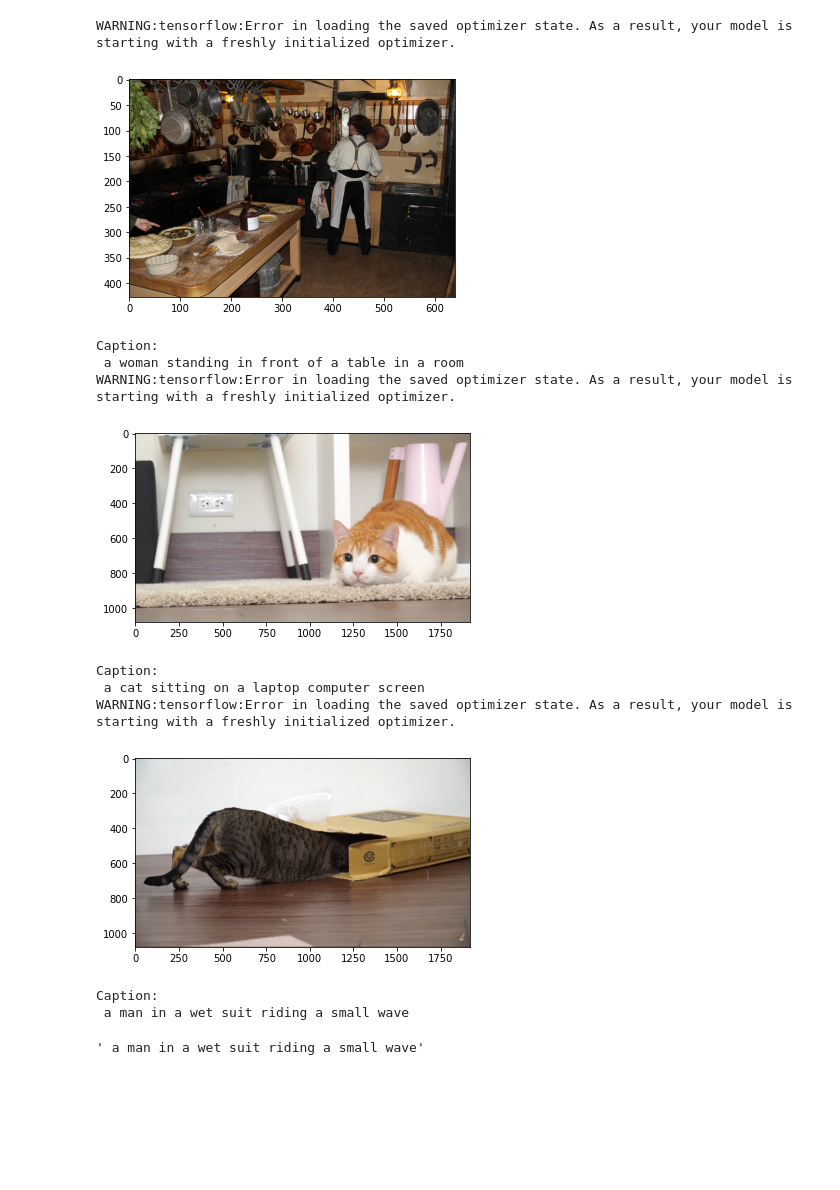
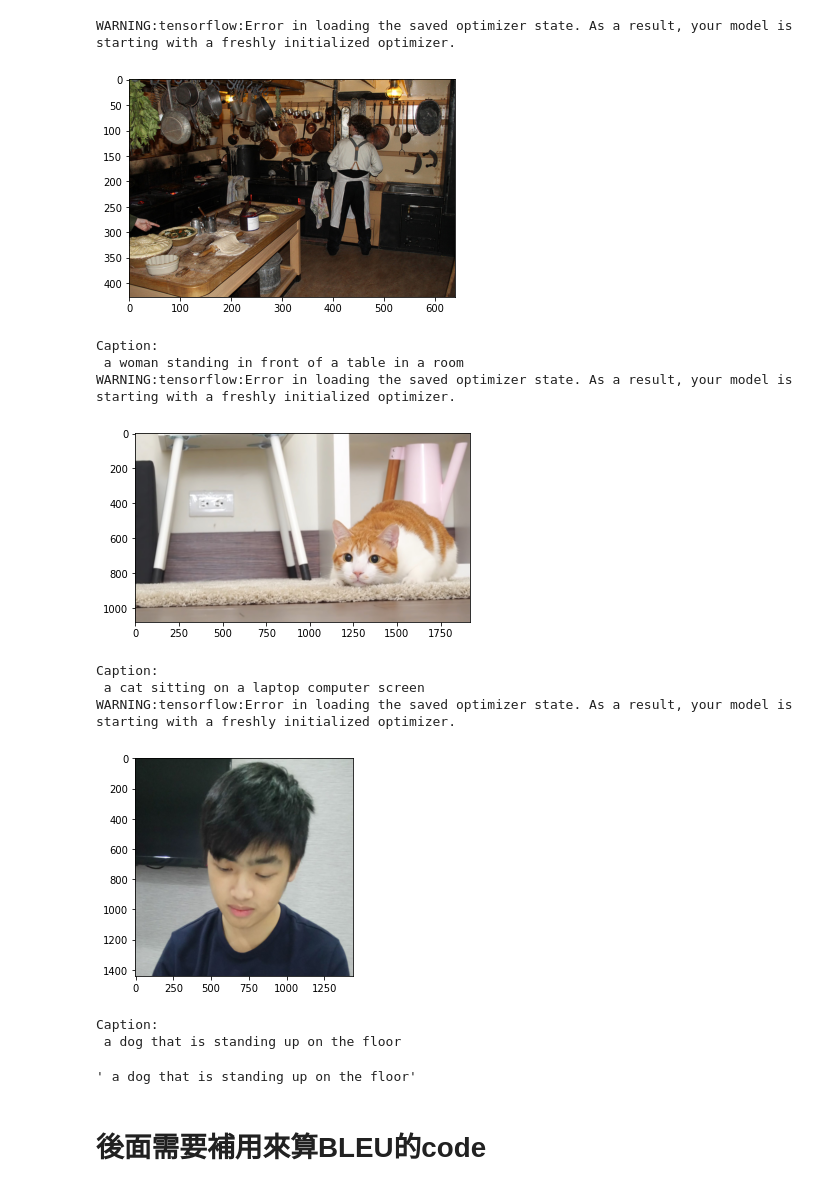
Before and after one commit to hsuanchia/Image-caption, a Jupyter notebook: generate_caption.ipynb, the cells around one changed output. Drawn from its saved outputs; the diff is of its cells as text; code cells hidden in the pictures; blank space fills up the shorter version.

```diff
--- a/generate_caption.ipynb
+++ b/generate_caption.ipynb
@@ -98,23 +103,26 @@ def generate_caption(model_path,img_path,show=True):
   else:
     return output_text
 # %%
+#上方的所有code都要跑過
 #只要更改你要用的model檔案位置跟你要caption的檔案位置就可以用了
 
 model_path = '/content/drive/MyDrive/MSCOCO_2017/model_noatt25000data.h5'
 generate_caption(model_path,'/content/drive/MyDrive/MSCOCO_2017/val2017/000000397133.jpg')
 generate_caption(model_path,'/content/drive/MyDrive/eggroll.jpg')
-generate_caption(model_path,'/content/drive/MyDrive/cat.png')
+generate_caption(model_path,'/content/drive/MyDrive/me.jpg')
 # %% [output]
 WARNING:tensorflow:Error in loading the saved optimizer state. As a result, your model is starting with a freshly initialized optimizer.
 [figure]
 Caption:
  a woman standing in front of a table in a room
 WARNING:tensorflow:Error in loading the saved optimizer state. As a result, your model is starting with a freshly initialized optimizer.
 [figure]
 Caption:
  a cat sitting on a laptop computer screen
 WARNING:tensorflow:Error in loading the saved optimizer state. As a result, your model is starting with a freshly initialized optimizer.
-[figure, old version]
+[figure, new version]
 Caption:
- a man in a wet suit riding a small wave
+ a dog that is standing up on the floor
-' a man in a wet suit riding a small wave'
+' a dog that is standing up on the floor'
+# %% [markdown]
+# 後面需要補用來算BLEU的code
```
Also changed, not shown: parts of 3 cells of this notebook.
